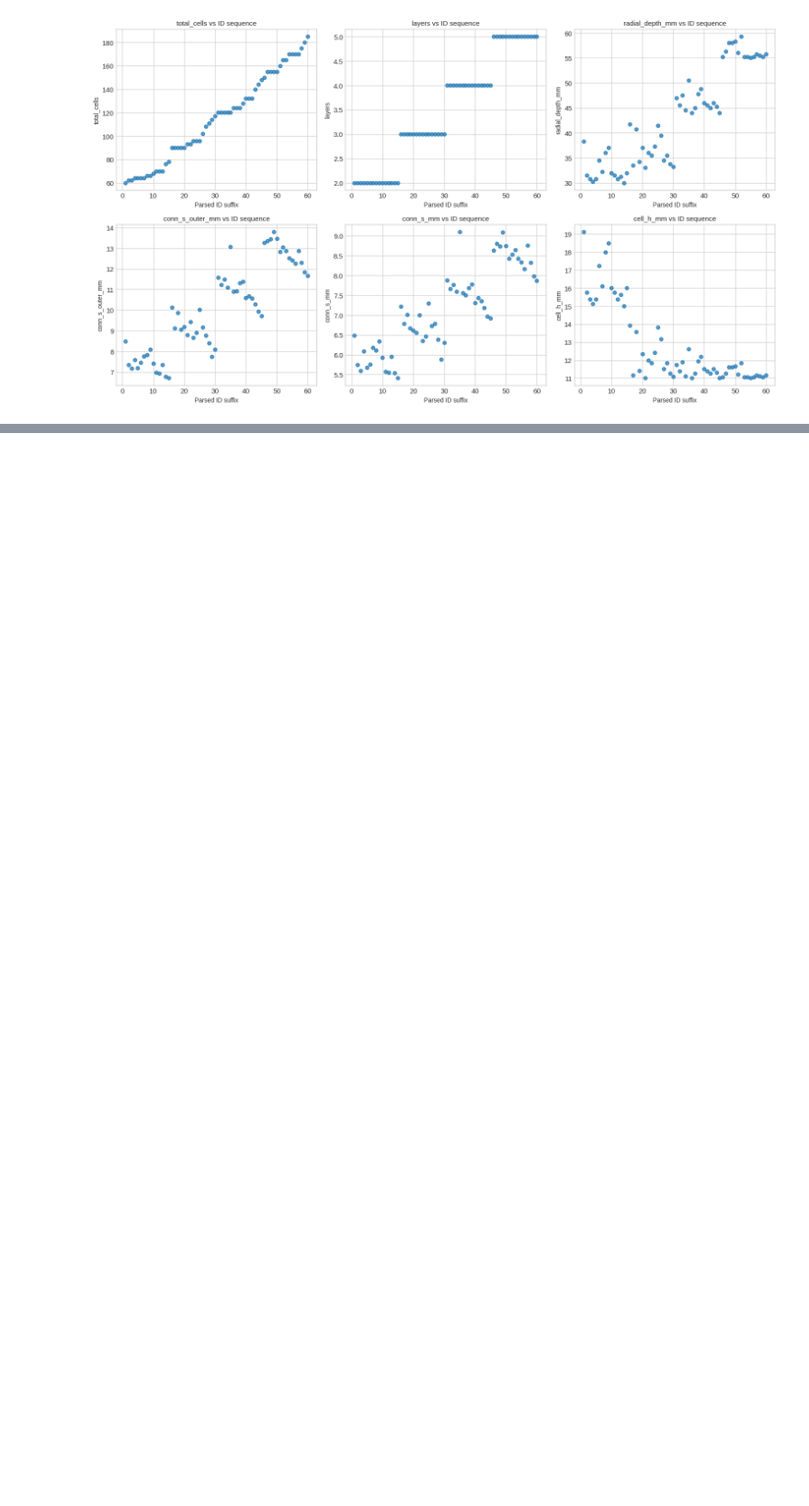
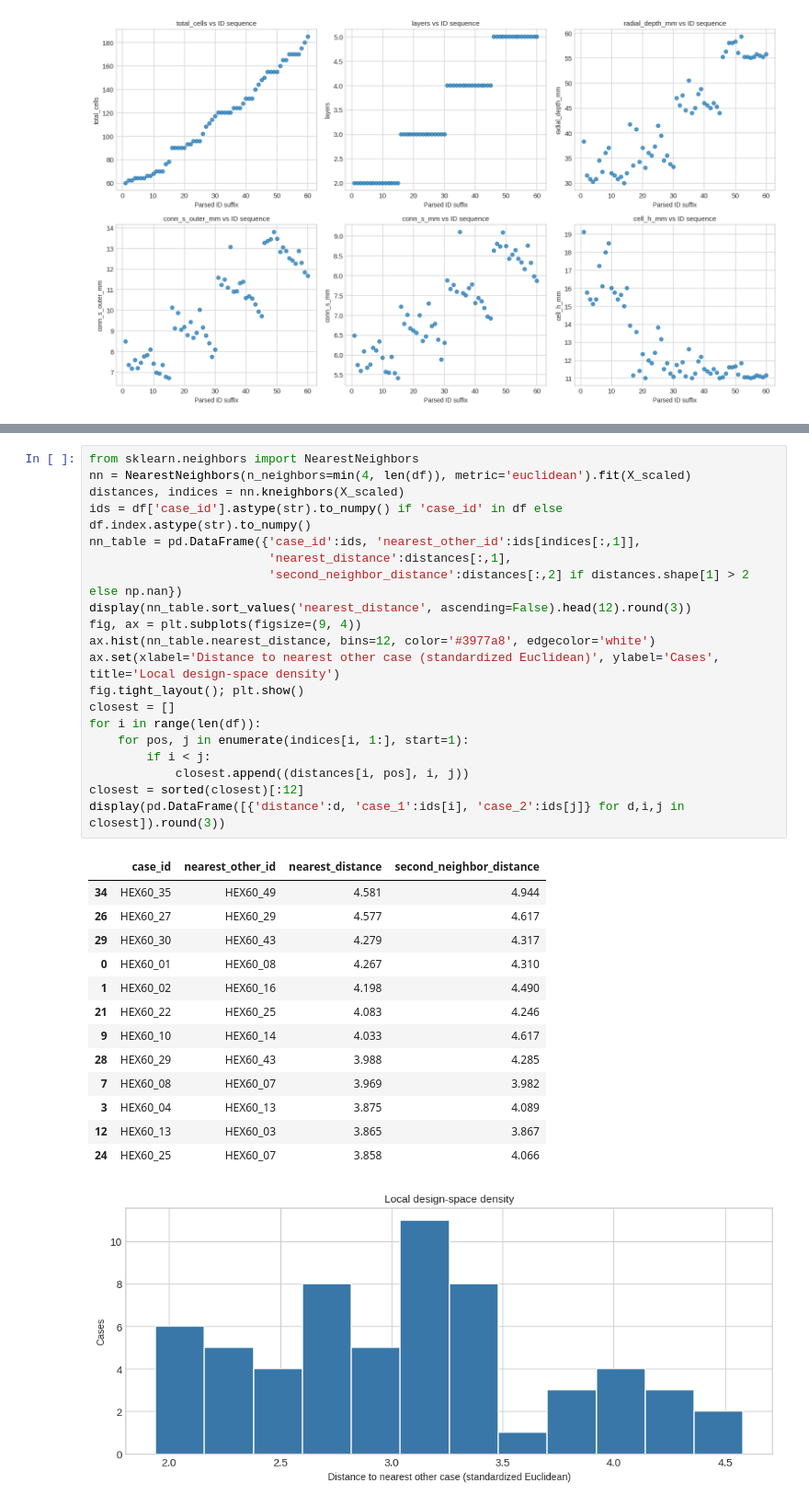
Before and after one commit to Team-Deimos-IIT-Mandi/HMW-PREDICTION-MODELLING, a Jupyter notebook: notebooks/experimentation.ipynb, the cells around one changed output, grey strips where cells are left out. Shown at 92% size. Cells and saved outputs as stored; diff of their text form; blank space fills up the shorter version.

```diff
--- a/notebooks/experimentation.ipynb
+++ b/notebooks/experimentation.ipynb
@@ -246,0 +465,35 @@ else: print('No case_id column; skipping ID diagnostics.')
+# %%
+from sklearn.neighbors import NearestNeighbors
+nn = NearestNeighbors(n_neighbors=min(4, len(df)), metric='euclidean').fit(X_scaled)
+distances, indices = nn.kneighbors(X_scaled)
+ids = df['case_id'].astype(str).to_numpy() if 'case_id' in df else df.index.astype(str).to_numpy()
+nn_table = pd.DataFrame({'case_id':ids, 'nearest_other_id':ids[indices[:,1]],
+                         'nearest_distance':distances[:,1],
+                         'second_neighbor_distance':distances[:,2] if distances.shape[1] > 2 else np.nan})
+display(nn_table.sort_values('nearest_distance', ascending=False).head(12).round(3))
+fig, ax = plt.subplots(figsize=(9, 4))
+ax.hist(nn_table.nearest_distance, bins=12, color='#3977a8', edgecolor='white')
+ax.set(xlabel='Distance to nearest other case (standardized Euclidean)', ylabel='Cases', title='Local design-space density')
+fig.tight_layout(); plt.show()
+closest = []
+for i in range(len(df)):
+    for pos, j in enumerate(indices[i, 1:], start=1):
+        if i < j:
+            closest.append((distances[i, pos], i, j))
+closest = sorted(closest)[:12]
+display(pd.DataFrame([{'distance':d, 'case_1':ids[i], 'case_2':ids[j]} for d,i,j in closest]).round(3))
+# %% [output]
+|  | case_id | nearest_other_id | nearest_distance | second_neighbor_distance |
+| 34 | HEX60_35 | HEX60_49 | 4.581 | 4.944 |
+| 26 | HEX60_27 | HEX60_29 | 4.577 | 4.617 |
+| 29 | HEX60_30 | HEX60_43 | 4.279 | 4.317 |
+| 0 | HEX60_01 | HEX60_08 | 4.267 | 4.310 |
+| 1 | HEX60_02 | HEX60_16 | 4.198 | 4.490 |
+| 21 | HEX60_22 | HEX60_25 | 4.083 | 4.246 |
+| 9 | HEX60_10 | HEX60_14 | 4.033 | 4.617 |
+| 28 | HEX60_29 | HEX60_43 | 3.988 | 4.285 |
+| 7 | HEX60_08 | HEX60_07 | 3.969 | 3.982 |
+| 3 | HEX60_04 | HEX60_13 | 3.875 | 4.089 |
+| 12 | HEX60_13 | HEX60_03 | 3.865 | 3.867 |
+| 24 | HEX60_25 | HEX60_07 | 3.858 | 4.066 |
+[figure, added]
```
Also changed, not shown: parts of 7 cells of this notebook.
